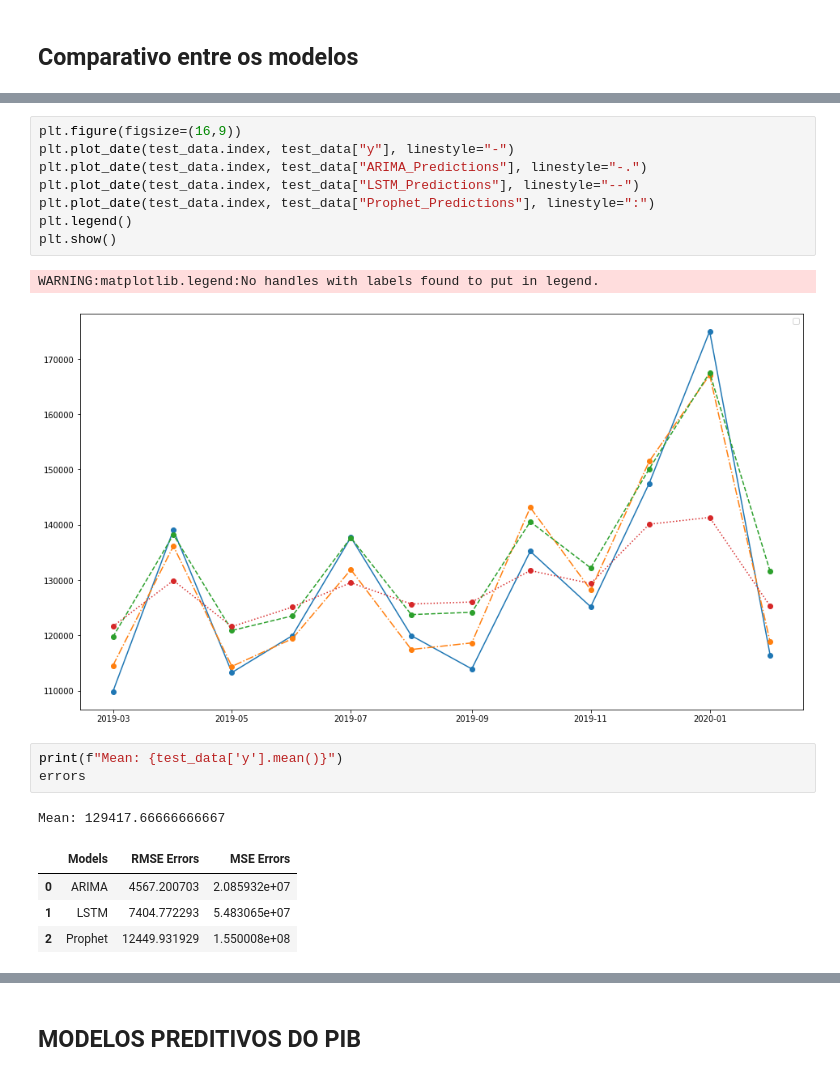
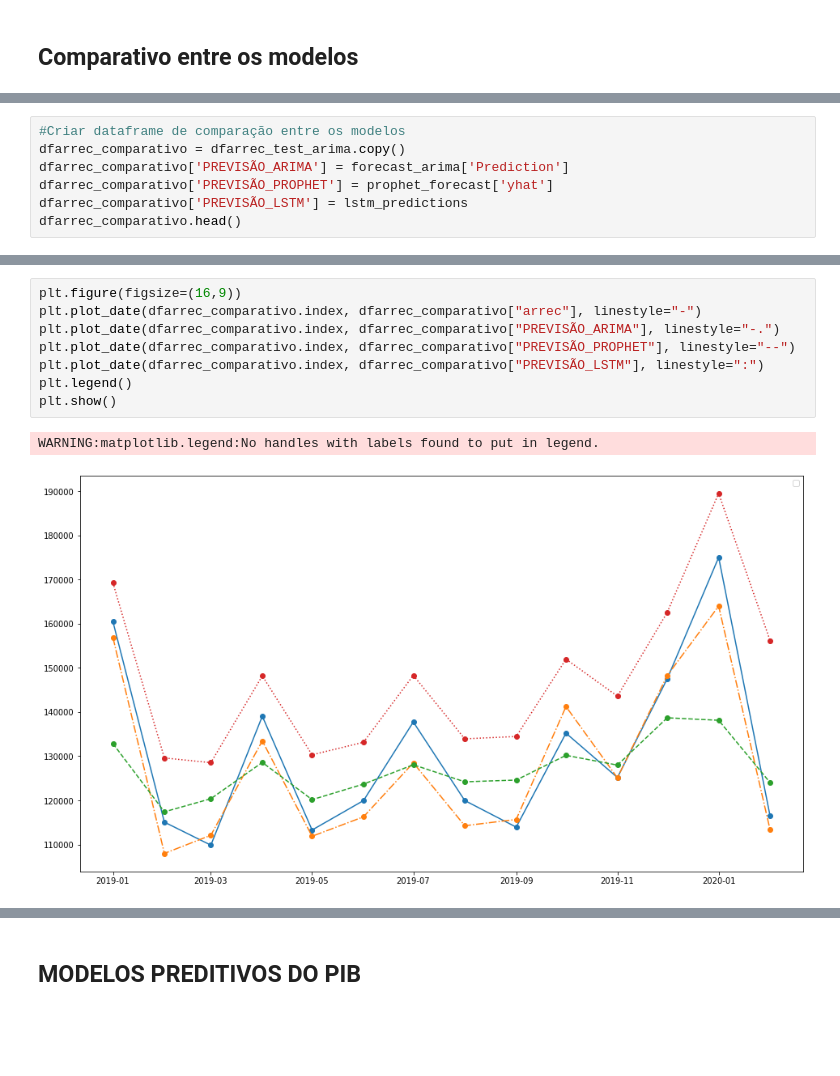
Before and after one commit to mmbs1989/TCC-PUCMINAS, a Jupyter notebook: Notebook_TCC_PUC.ipynb, the cells around one changed output, grey strips where cells are left out. Saved outputs shown, nothing was run; the diff lists cells and outputs as text; blank space fills up the shorter version.

```diff
--- a/Notebook_TCC_PUC.ipynb
+++ b/Notebook_TCC_PUC.ipynb
@@ -911,0 +918,7 @@ errors = pd.DataFrame({"Models" : ["ARIMA", "LSTM", "Prophet"],"RMSE Errors" : r
+# %%
+#Criar dataframe de comparação entre os modelos
+dfarrec_comparativo = dfarrec_test_arima.copy()
+dfarrec_comparativo['PREVISÃO_ARIMA'] = forecast_arima['Prediction']
+dfarrec_comparativo['PREVISÃO_PROPHET'] = prophet_forecast['yhat']
+dfarrec_comparativo['PREVISÃO_LSTM'] = lstm_predictions
+dfarrec_comparativo.head()
@@ -912,20 +933,11 @@ errors = pd.DataFrame({"Models" : ["ARIMA", "LSTM", "Prophet"],"RMSE Errors" : r
 # %%
 plt.figure(figsize=(16,9))
-plt.plot_date(test_data.index, test_data["y"], linestyle="-")
-plt.plot_date(test_data.index, test_data["ARIMA_Predictions"], linestyle="-.")
-plt.plot_date(test_data.index, test_data["LSTM_Predictions"], linestyle="--")
-plt.plot_date(test_data.index, test_data["Prophet_Predictions"], linestyle=":")
+plt.plot_date(dfarrec_comparativo.index, dfarrec_comparativo["arrec"], linestyle="-")
+plt.plot_date(dfarrec_comparativo.index, dfarrec_comparativo["PREVISÃO_ARIMA"], linestyle="-.")
+plt.plot_date(dfarrec_comparativo.index, dfarrec_comparativo["PREVISÃO_PROPHET"], linestyle="--")
+plt.plot_date(dfarrec_comparativo.index, dfarrec_comparativo["PREVISÃO_LSTM"], linestyle=":")
 plt.legend()
 plt.show()
 # %% [output]
 WARNING:matplotlib.legend:No handles with labels found to put in legend.
-[figure, old version]
+[figure, new version]
-# %%
-print(f"Mean: {test_data['y'].mean()}")
-errors
-# %% [output]
-Mean: 129417.66666666667
-|  | Models | RMSE Errors | MSE Errors |
-| 0 | ARIMA | 4567.200703 | 2.085932e+07 |
-| 1 | LSTM | 7404.772293 | 5.483065e+07 |
-| 2 | Prophet | 12449.931929 | 1.550008e+08 |
```
Also changed, not shown: parts of 12 cells of this notebook.
